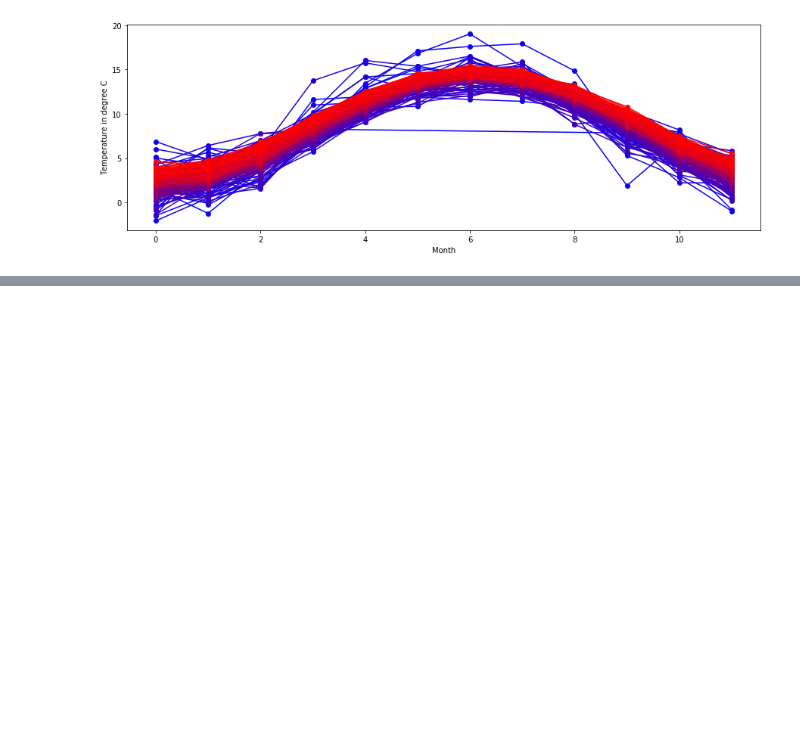
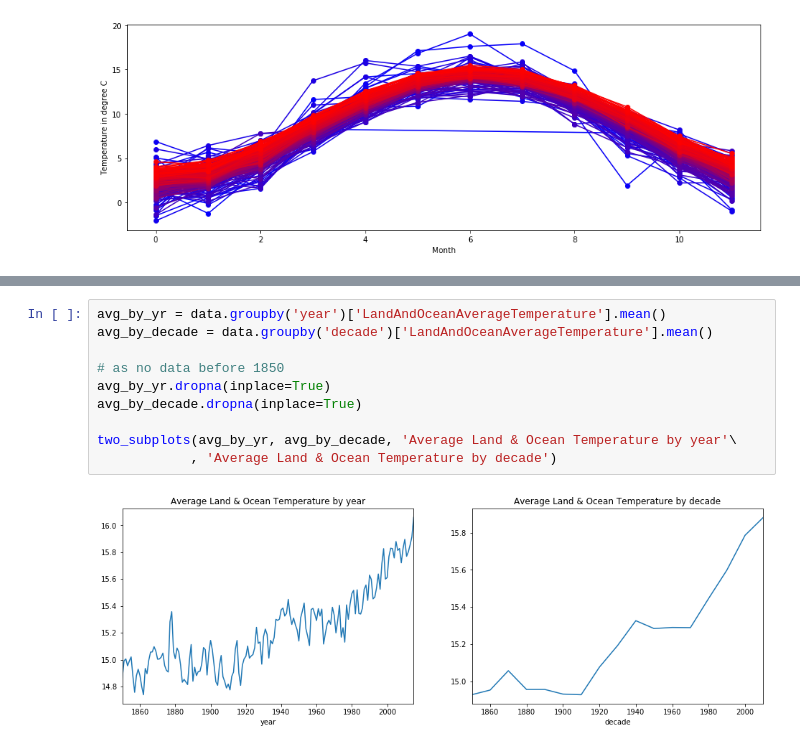
Before and after one commit to ijssaggu/ECE225A-Is-Climate-Change-Real, a Jupyter notebook: Data Analysis and Visualization.ipynb, the cells around one changed output, grey strips where cells are left out. Drawn from its saved outputs; the diff is of its cells as text; blank space fills up the shorter version.

```diff
--- a/Data Analysis and Visualization.ipynb
+++ b/Data Analysis and Visualization.ipynb
@@ -65,0 +82,12 @@ for i in range(266):
+# %%
+avg_by_yr = data.groupby('year')['LandAndOceanAverageTemperature'].mean()
+avg_by_decade = data.groupby('decade')['LandAndOceanAverageTemperature'].mean()
+
+# as no data before 1850
+avg_by_yr.dropna(inplace=True)
+avg_by_decade.dropna(inplace=True)
+
+two_subplots(avg_by_yr, avg_by_decade, 'Average Land & Ocean Temperature by year'\
+            , 'Average Land & Ocean Temperature by decade')
+# %% [output]
+[figure, added]
```
Also changed, not shown: parts of 13 cells of this notebook, 1 other file.
